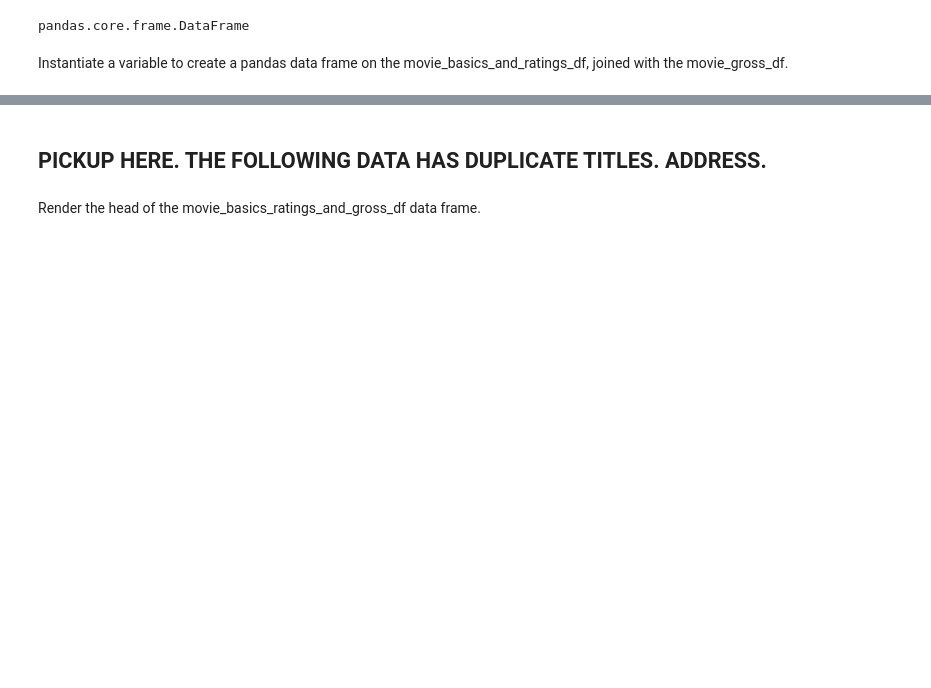
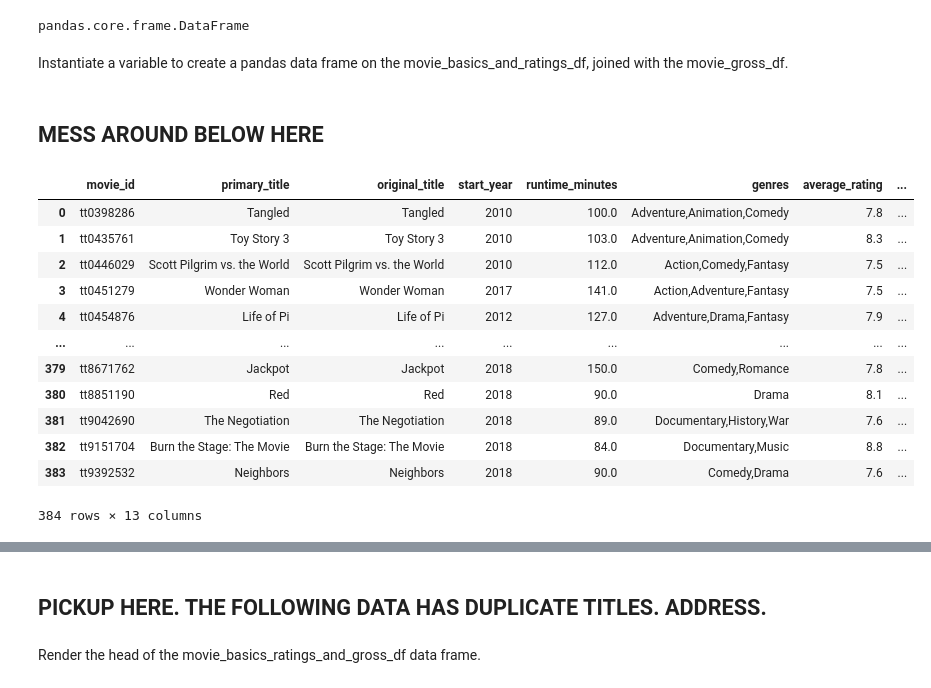
Before and after one commit to learn-co-curriculum/dsc-project-template, a Jupyter notebook: dsc-phase1-project-template.ipynb, the cells around one changed output, grey strips where cells are left out. Cells and saved outputs as stored; diff of their text form; code cells hidden in the pictures; blank space fills up the shorter version.

```diff
--- a/dsc-phase1-project-template.ipynb
+++ b/dsc-phase1-project-template.ipynb
@@ -183,0 +316,4 @@ movie_basics_and_ratings_df.head()
+# %%
+fourth_quartile_movie_basics_and_ratings_df = movie_basics_and_ratings_df[
+    movie_basics_and_ratings_df['num_votes'] > 2.820000e+02
+]
@@ -183,0 +365,4 @@ movie_basics_and_ratings_df.head()
+# %%
+fourth_quartile_movie_basics_and_ratings_df_cleaned = fourth_quartile_movie_basics_and_ratings_df[
+    (fourth_quartile_movie_basics_and_ratings_df['primary_title'].duplicated(keep=False)) == False
+]
@@ -211,3 +435,27 @@ type(movie_gross_df)
 pandas.core.frame.DataFrame
 # %% [markdown]
 Instantiate a variable to create a pandas data frame on the movie_basics_and_ratings_df, joined with the movie_gross_df.
+# %% [markdown]
+## MESS AROUND BELOW HERE
+# %%
+fourth_quartile_movie_basics_ratings_and_gross_df_cleaned = pd.merge(
+    left=fourth_quartile_movie_basics_and_ratings_df_cleaned,
+    right=movie_gross_df,
+    left_on='primary_title',
+    right_on='title')
+# %%
+fourth_quartile_movie_basics_ratings_and_gross_df_cleaned
+# %% [output]
+|  | movie_id | primary_title | original_title | start_year | runtime_minutes | genres | average_rating | ... |
+| 0 | tt0398286 | Tangled | Tangled | 2010 | 100.0 | Adventure,Animation,Comedy | 7.8 | ... |
+| 1 | tt0435761 | Toy Story 3 | Toy Story 3 | 2010 | 103.0 | Adventure,Animation,Comedy | 8.3 | ... |
+| 2 | tt0446029 | Scott Pilgrim vs. the World | Scott Pilgrim vs. the World | 2010 | 112.0 | Action,Comedy,Fantasy | 7.5 | ... |
+| 3 | tt0451279 | Wonder Woman | Wonder Woman | 2017 | 141.0 | Action,Adventure,Fantasy | 7.5 | ... |
+| 4 | tt0454876 | Life of Pi | Life of Pi | 2012 | 127.0 | Adventure,Drama,Fantasy | 7.9 | ... |
+| ... | ... | ... | ... | ... | ... | ... | ... | ... |
+| 379 | tt8671762 | Jackpot | Jackpot | 2018 | 150.0 | Comedy,Romance | 7.8 | ... |
+| 380 | tt8851190 | Red | Red | 2018 | 90.0 | Drama | 8.1 | ... |
+| 381 | tt9042690 | The Negotiation | The Negotiation | 2018 | 89.0 | Documentary,History,War | 7.6 | ... |
+| 382 | tt9151704 | Burn the Stage: The Movie | Burn the Stage: The Movie | 2018 | 84.0 | Documentary,Music | 8.8 | ... |
+| 383 | tt9392532 | Neighbors | Neighbors | 2018 | 90.0 | Comedy,Drama | 7.6 | ... |
+384 rows × 13 columns
```
Also changed, not shown: parts of 27 cells of this notebook.
